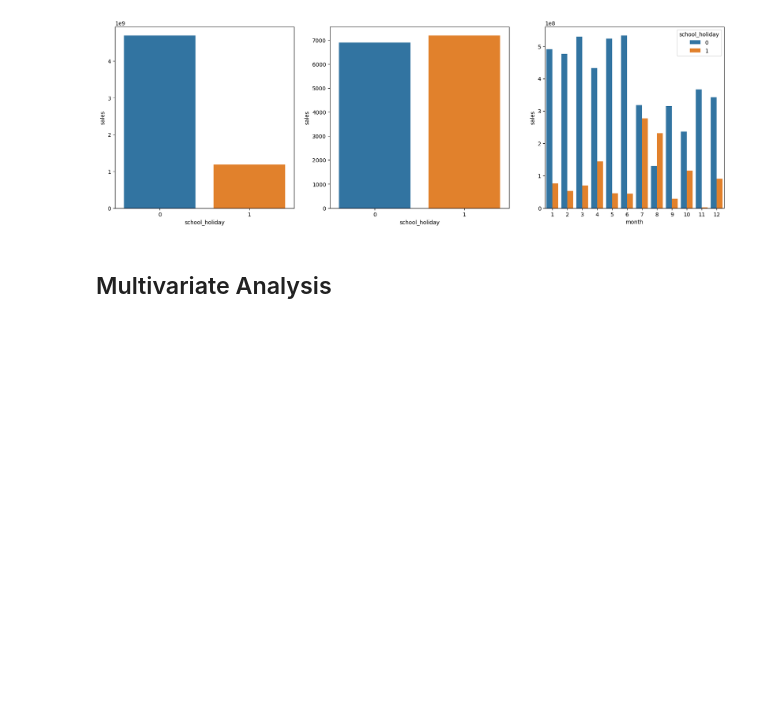
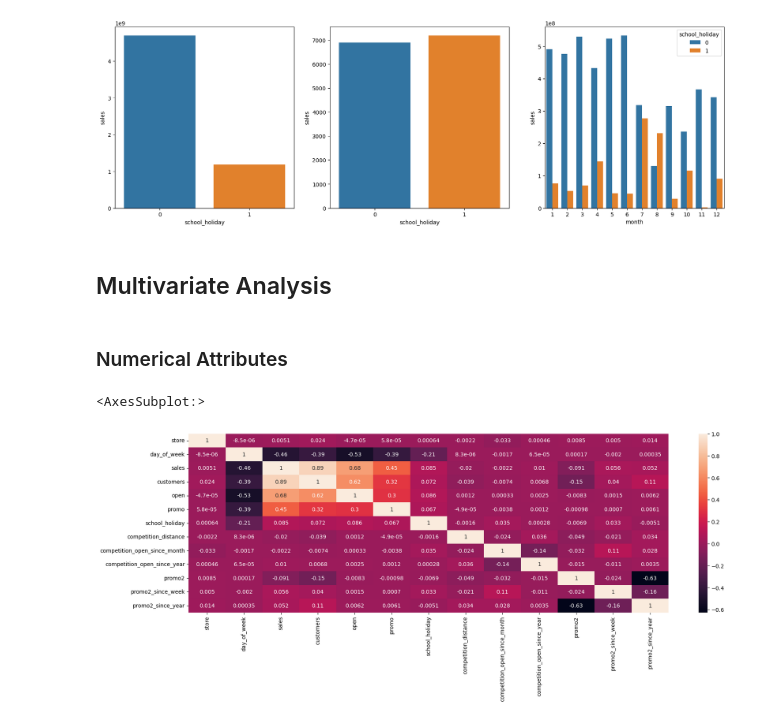
Before and after one commit to biazotogabriel/ds_em_producao, a Jupyter notebook: notebook.ipynb, the cells around one changed output. Saved outputs shown, nothing was run; the diff lists cells and outputs as text; code cells hidden in the pictures; blank space fills up the shorter version.

```diff
--- a/notebook.ipynb
+++ b/notebook.ipynb
@@ -681,3 +697,12 @@ sns.barplot(x='month', y='sales', hue='school_holiday', data=df_aux)
 [figure]
 # %% [markdown]
 ## Multivariate Analysis
+# %% [markdown]
+### Numerical Attributes
+# %%
+correlations = num_attributes.corr(method='pearson')
+plt.figure(figsize=(20,6))
+sns.heatmap(correlations, annot=True)
+# %% [output]
+<AxesSubplot:>
+[figure, added]
```
Also changed, not shown: parts of 7 cells of this notebook.
